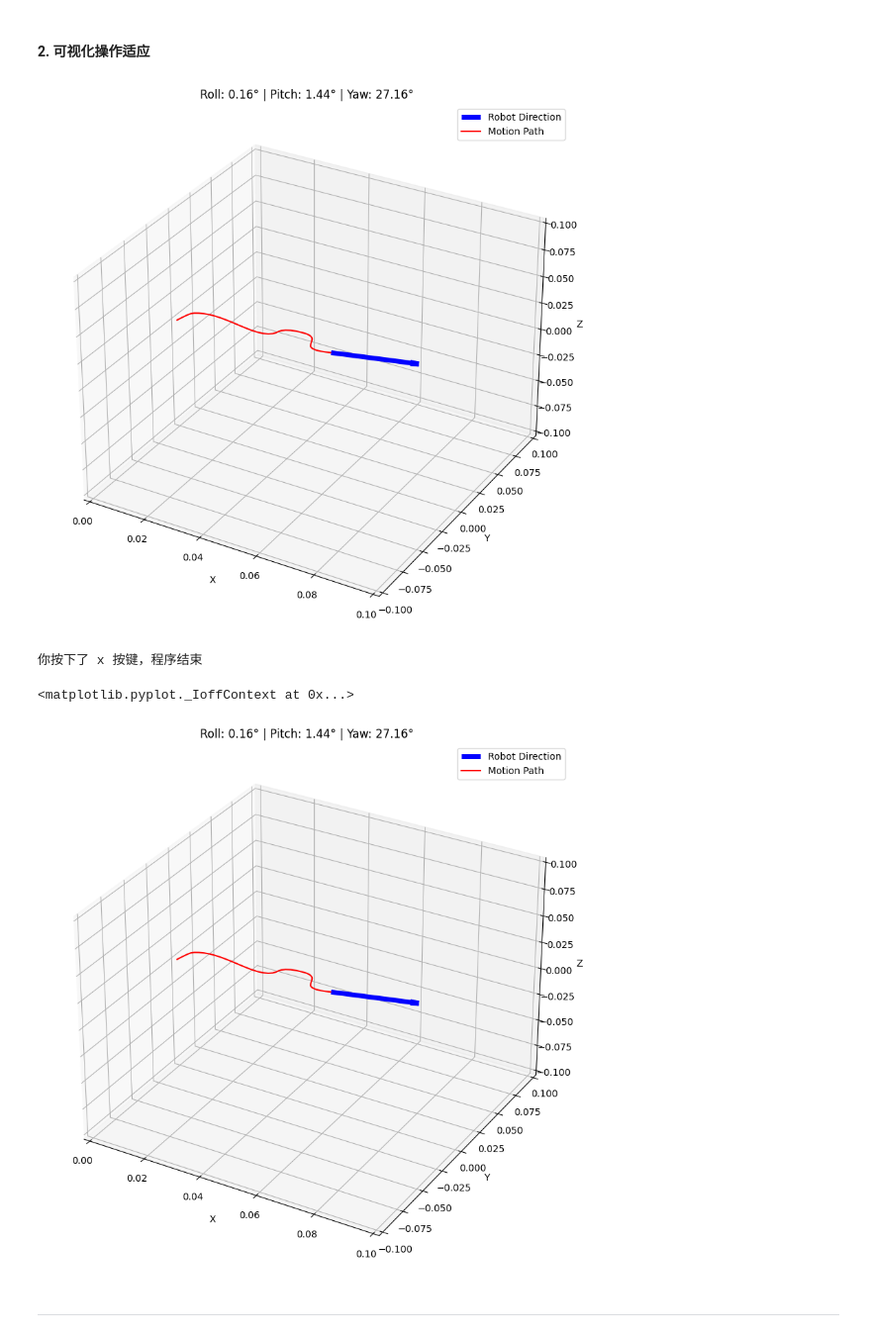
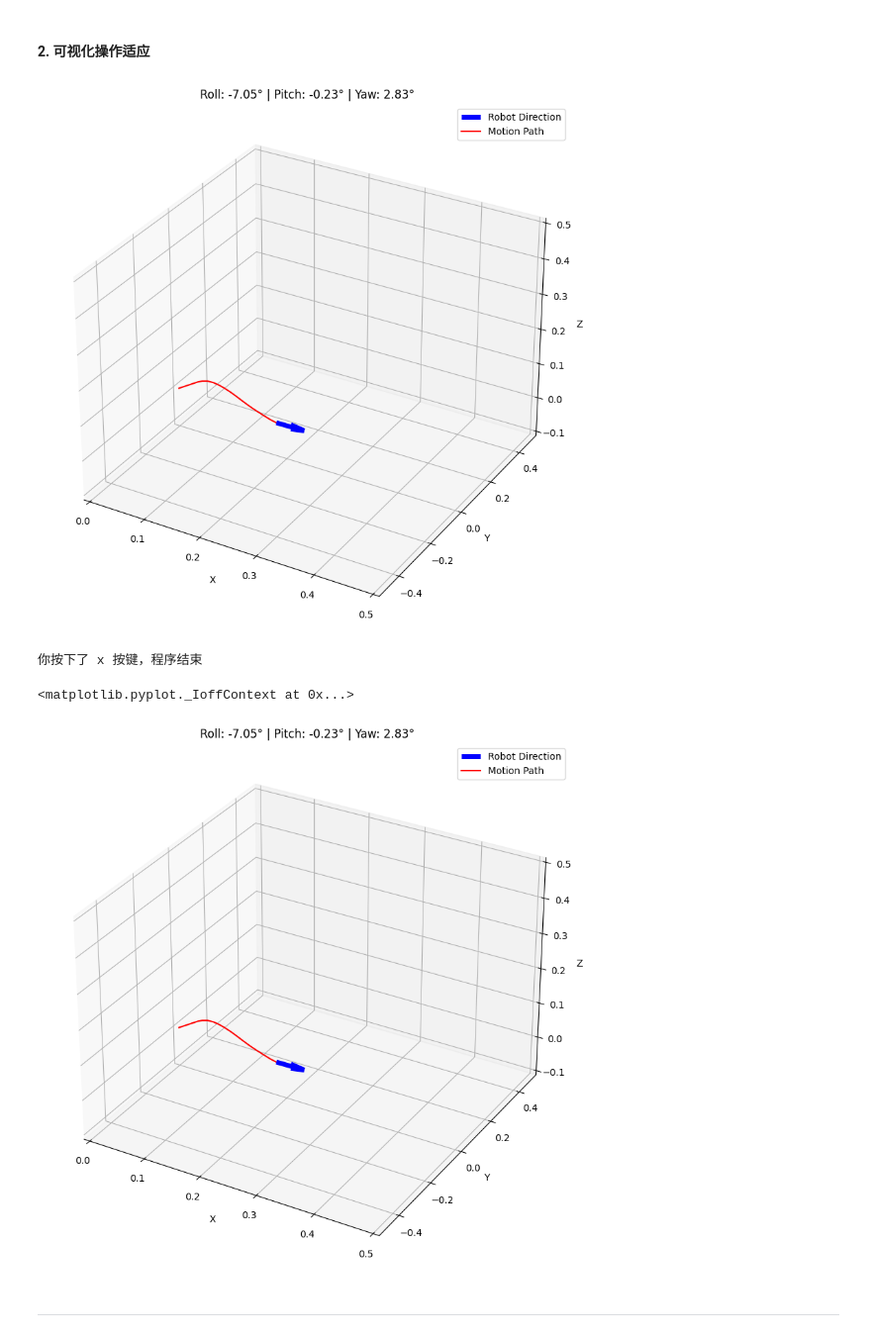
Before and after one commit to box2ai-robotics/joycon-robotics, a Jupyter notebook: joycon_robotics_tutorial.ipynb, the cells around one changed output. Shown at 99% size. Drawn from its saved outputs; the diff is of its cells as text; code cells hidden in the pictures.

```diff
--- a/joycon_robotics_tutorial.ipynb
+++ b/joycon_robotics_tutorial.ipynb
@@ -20,7 +20,7 @@ from IPython.display import display, clear_output
 from glm import vec2, vec3, quat, angleAxis, eulerAngles
 from joyconrobotics import JoyconRobotics
 
-joyconrobotics_right = JoyconRobotics("right")
+joyconrobotics_right = JoyconRobotics("right") # , dof_speed=[0.5, 0.5, 0.5, 0.5, 0.5, 0.5]
 
 # 创建波形图
 plt.ion()  # 开启交互模式
@@ -38,7 +38,7 @@ x, y, z = 0, 0, 0
 for i in range(1000):  # 持续获取数据并更新图形
     time_data.append(i * 0.05)  # 时间数据
 
-    pose, gripper = joyconrobotics_right.update()
+    pose, gripper, control_button = joyconrobotics_right.get_control()
     x = pose[0]
     y = pose[1]
     z = pose[2]
@@ -75,47 +75,47 @@ for i in range(1000):  # 持续获取数据并更新图形
     # ax.quiver(x, y, z, direction_vector[0], direction_vector[1], direction_vector[2], length=0.02, color='b', label='Robot Direction', linewidth=5, arrow_length_ratio=0.01)
 
     ax.quiver(x, y, z, direction_vector[0], direction_vector[1], direction_vector[2],
-          length=0.03, color='b', label='Robot Direction', linewidth=5, arrow_length_ratio=0.1)
+          length=0.05, color='b', label='Robot Direction', linewidth=5, arrow_length_ratio=0.5)
 
 
     # 记录当前位置
     history_x.append(x)
     history_y.append(y)
     history_z.append(z)
 
     # 绘制历史轨迹
     ax.plot(history_x, history_y, history_z, color='r', alpha=1, label='Motion Path')
 
     # 设置轴标签
     ax.set_xlabel('X')
     ax.set_ylabel('Y')
     ax.set_zlabel('Z')
     ax.set_title(f'Roll: {roll_deg:.2f}° | Pitch: {pitch_deg:.2f}° | Yaw: {yaw_deg:.2f}°')
 
     # 设置图形显示范围
-    ax.set_xlim([ 0.0, 0.1])
-    ax.set_ylim([-0.1, 0.1])
-    ax.set_zlim([-0.1, 0.1])
+    ax.set_xlim([ 0.0, 0.5])
+    ax.set_ylim([-0.5, 0.5])
+    ax.set_zlim([-0.1, 0.5])
 
     ax.legend(loc='upper right')
 
     # 显示图形
     display(fig)
 
     # 关闭按键
     if joyconrobotics_right.button.get_button_x() == 1:
         print('你按下了 x 按键，程序结束')
         break
 
     # 暂停一段时间，模拟实时数据获取
     time.sleep(0.01)
 
 plt.ioff()  # 关闭交互模式
 # %% [output]
-[figure, old version]
+[figure, new version]
 你按下了 x 按键，程序结束
 <matplotlib.pyplot._IoffContext at 0x...>
-[figure, old version]
+[figure, new version]
 # %% [markdown]
 ----
 # %% [markdown]
```
Also changed, not shown: parts of 1 cell of this notebook, 1 other file.
